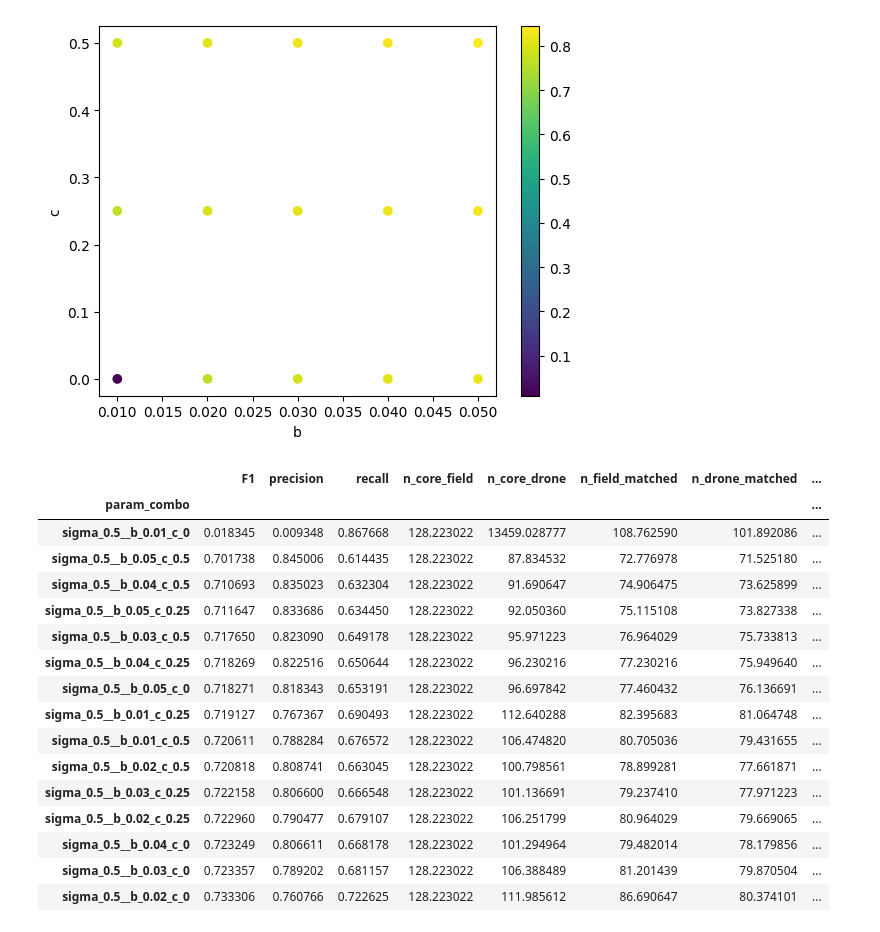
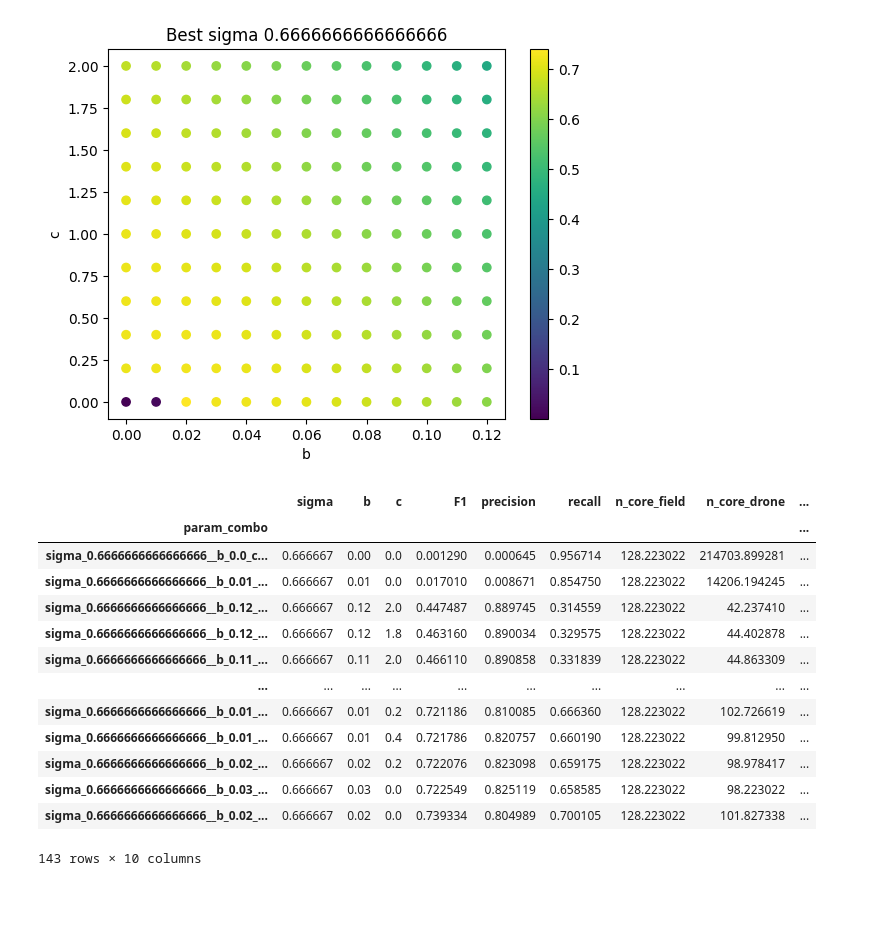
Before and after one commit to russelldj/tree-detection-parameterization, a Jupyter notebook: code/visualize_detection_performance.ipynb, the cells around one changed output. Saved outputs shown, nothing was run; the diff lists cells and outputs as text; code cells hidden in the pictures; blank space fills up the shorter version.

Commit message:
Visualizations updates

```diff
--- a/code/visualize_detection_performance.ipynb
+++ b/code/visualize_detection_performance.ipynb
@@ -56,29 +51,29 @@ mean_results
 # %%
-mean_results_blur = mean_results.query("sigma==0.5")
-mean_results_blur
-#plt.scatter(mean_results_blur["b"], mean_results_blur["c"], c=mean_results_blur["F1"], vmin=0.685493, vmax=0.716284)
-plt.scatter(mean_results_blur["b"], mean_results_blur["c"], c=mean_results_blur["precision"])
+best_params = mean_results.index[-1]
+best_sigma = best_params.split("_")[1]
+
+mean_results_blur = mean_results[mean_results.sigma == float(best_sigma)]
+
+plt.scatter(mean_results_blur["b"], mean_results_blur["c"], c=mean_results_blur["F1"])
 plt.colorbar()
+plt.title(f"Best sigma {best_sigma}")
 plt.xlabel("b")
 plt.ylabel("c")
 plt.show()
 display(mean_results_blur)
 # %% [output]
-[figure, old version]
+[figure, new version]
-|  | F1 | precision | recall | n_core_field | n_core_drone | n_field_matched | n_drone_matched | ... |
-| param_combo |  |  |  |  |  |  |  | ... |
-| sigma_0.5__b_0.01_c_0 | 0.018345 | 0.009348 | 0.867668 | 128.223022 | 13459.028777 | 108.762590 | 101.892086 | ... |
-| sigma_0.5__b_0.05_c_0.5 | 0.701738 | 0.845006 | 0.614435 | 128.223022 | 87.834532 | 72.776978 | 71.525180 | ... |
-| sigma_0.5__b_0.04_c_0.5 | 0.710693 | 0.835023 | 0.632304 | 128.223022 | 91.690647 | 74.906475 | 73.625899 | ... |
-| sigma_0.5__b_0.05_c_0.25 | 0.711647 | 0.833686 | 0.634450 | 128.223022 | 92.050360 | 75.115108 | 73.827338 | ... |
-| sigma_0.5__b_0.03_c_0.5 | 0.717650 | 0.823090 | 0.649178 | 128.223022 | 95.971223 | 76.964029 | 75.733813 | ... |
-| sigma_0.5__b_0.04_c_0.25 | 0.718269 | 0.822516 | 0.650644 | 128.223022 | 96.230216 | 77.230216 | 75.949640 | ... |
-| sigma_0.5__b_0.05_c_0 | 0.718271 | 0.818343 | 0.653191 | 128.223022 | 96.697842 | 77.460432 | 76.136691 | ... |
-| sigma_0.5__b_0.01_c_0.25 | 0.719127 | 0.767367 | 0.690493 | 128.223022 | 112.640288 | 82.395683 | 81.064748 | ... |
-| sigma_0.5__b_0.01_c_0.5 | 0.720611 | 0.788284 | 0.676572 | 128.223022 | 106.474820 | 80.705036 | 79.431655 | ... |
-| sigma_0.5__b_0.02_c_0.5 | 0.720818 | 0.808741 | 0.663045 | 128.223022 | 100.798561 | 78.899281 | 77.661871 | ... |
-| sigma_0.5__b_0.03_c_0.25 | 0.722158 | 0.806600 | 0.666548 | 128.223022 | 101.136691 | 79.237410 | 77.971223 | ... |
-| sigma_0.5__b_0.02_c_0.25 | 0.722960 | 0.790477 | 0.679107 | 128.223022 | 106.251799 | 80.964029 | 79.669065 | ... |
-| sigma_0.5__b_0.04_c_0 | 0.723249 | 0.806611 | 0.668178 | 128.223022 | 101.294964 | 79.482014 | 78.179856 | ... |
-| sigma_0.5__b_0.03_c_0 | 0.723357 | 0.789202 | 0.681157 | 128.223022 | 106.388489 | 81.201439 | 79.870504 | ... |
-| sigma_0.5__b_0.02_c_0 | 0.733306 | 0.760766 | 0.722625 | 128.223022 | 111.985612 | 86.690647 | 80.374101 | ... |
+|  | sigma | b | c | F1 | precision | recall | n_core_field | n_core_drone | ... |
+| param_combo |  |  |  |  |  |  |  |  | ... |
+| sigma_0.6666666666666666__b_0.0_c... | 0.666667 | 0.00 | 0.0 | 0.001290 | 0.000645 | 0.956714 | 128.223022 | 214703.899281 | ... |
+| sigma_0.6666666666666666__b_0.01_... | 0.666667 | 0.01 | 0.0 | 0.017010 | 0.008671 | 0.854750 | 128.223022 | 14206.194245 | ... |
+| sigma_0.6666666666666666__b_0.12_... | 0.666667 | 0.12 | 2.0 | 0.447487 | 0.889745 | 0.314559 | 128.223022 | 42.237410 | ... |
+| sigma_0.6666666666666666__b_0.12_... | 0.666667 | 0.12 | 1.8 | 0.463160 | 0.890034 | 0.329575 | 128.223022 | 44.402878 | ... |
+| sigma_0.6666666666666666__b_0.11_... | 0.666667 | 0.11 | 2.0 | 0.466110 | 0.890858 | 0.331839 | 128.223022 | 44.863309 | ... |
+| ... | ... | ... | ... | ... | ... | ... | ... | ... | ... |
+| sigma_0.6666666666666666__b_0.01_... | 0.666667 | 0.01 | 0.2 | 0.721186 | 0.810085 | 0.666360 | 128.223022 | 102.726619 | ... |
+| sigma_0.6666666666666666__b_0.01_... | 0.666667 | 0.01 | 0.4 | 0.721786 | 0.820757 | 0.660190 | 128.223022 | 99.812950 | ... |
+| sigma_0.6666666666666666__b_0.02_... | 0.666667 | 0.02 | 0.2 | 0.722076 | 0.823098 | 0.659175 | 128.223022 | 98.978417 | ... |
+| sigma_0.6666666666666666__b_0.03_... | 0.666667 | 0.03 | 0.0 | 0.722549 | 0.825119 | 0.658585 | 128.223022 | 98.223022 | ... |
+| sigma_0.6666666666666666__b_0.02_... | 0.666667 | 0.02 | 0.0 | 0.739334 | 0.804989 | 0.700105 | 128.223022 | 101.827338 | ... |
+143 rows × 10 columns
```
Also changed, not shown: parts of 5 cells of this notebook.
